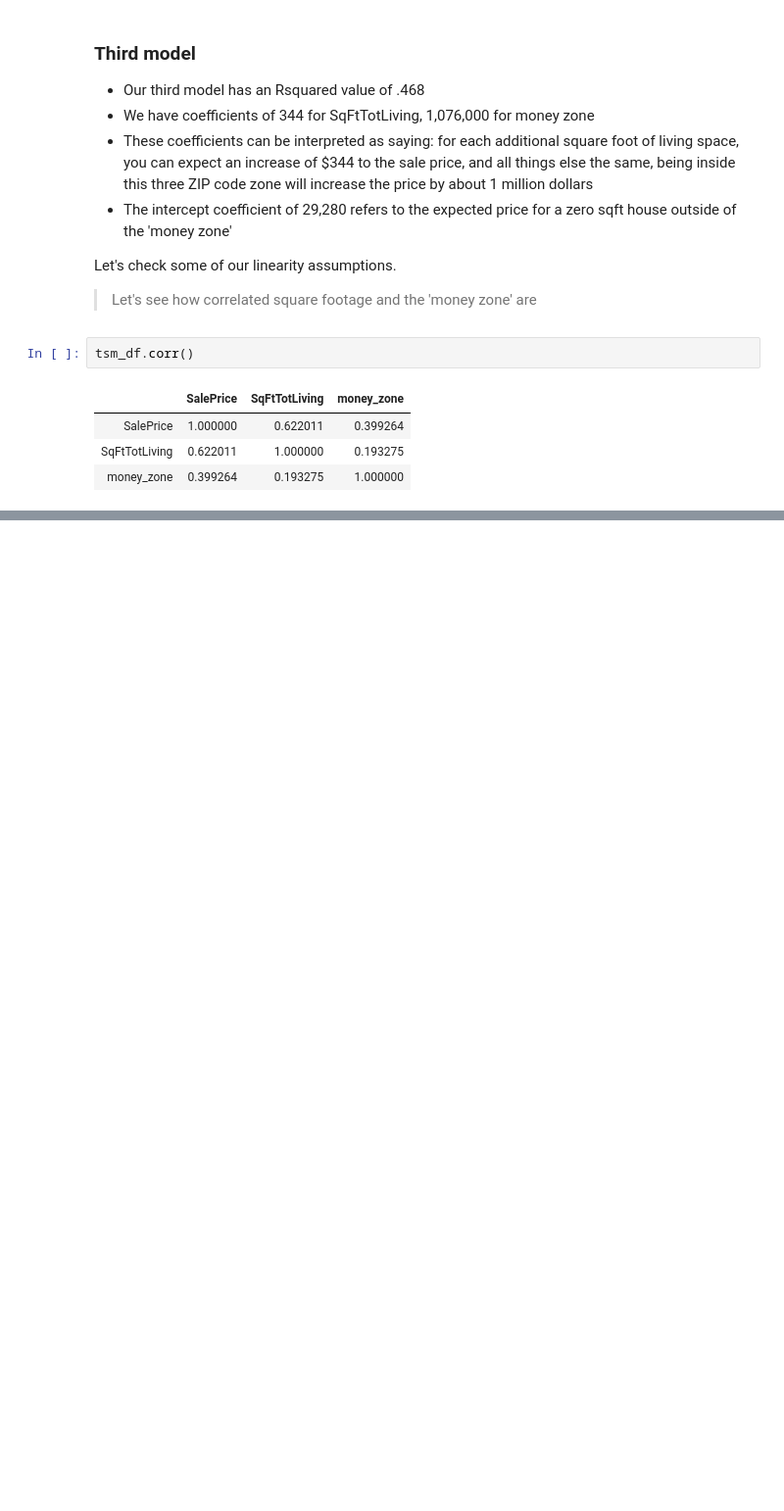
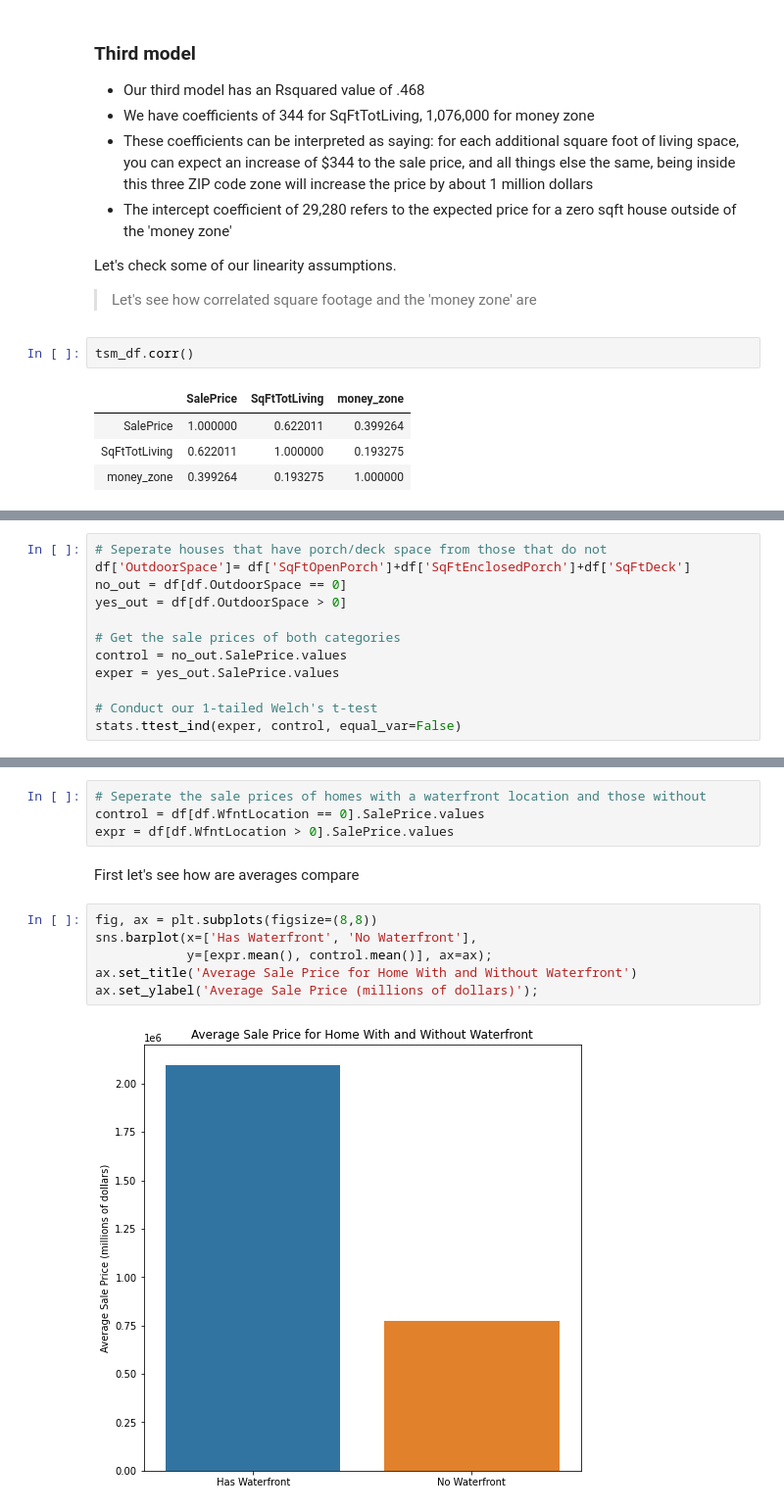
Before and after one commit to dannmorr/mod2-project-group-3, a Jupyter notebook: notebooks/final.ipynb, the cells around one changed output, grey strips where cells are left out. Shown at 98% size. Drawn from its saved outputs; the diff is of its cells as text; blank space fills up the shorter version.

```diff
--- a/notebooks/final.ipynb
+++ b/notebooks/final.ipynb
@@ -229,0 +273,12 @@ tsm_df.corr()
+# %%
+# Seperate houses that have porch/deck space from those that do not
+df['OutdoorSpace']= df['SqFtOpenPorch']+df['SqFtEnclosedPorch']+df['SqFtDeck']
+no_out = df[df.OutdoorSpace == 0]
+yes_out = df[df.OutdoorSpace > 0]
+
+# Get the sale prices of both categories
+control = no_out.SalePrice.values
+exper = yes_out.SalePrice.values
+
+# Conduct our 1-tailed Welch's t-test
+stats.ttest_ind(exper, control, equal_var=False)
@@ -229,0 +296,14 @@ tsm_df.corr()
+# %%
+# Seperate the sale prices of homes with a waterfront location and those without
+control = df[df.WfntLocation == 0].SalePrice.values
+expr = df[df.WfntLocation > 0].SalePrice.values
+# %% [markdown]
+First let's see how are averages compare
+# %%
+fig, ax = plt.subplots(figsize=(8,8))
+sns.barplot(x=['Has Waterfront', 'No Waterfront'],
+            y=[expr.mean(), control.mean()], ax=ax);
+ax.set_title('Average Sale Price for Home With and Without Waterfront')
+ax.set_ylabel('Average Sale Price (millions of dollars)');
+# %% [output]
+[figure, added]
```
Also changed, not shown: parts of 17 cells of this notebook, 1 other file.
